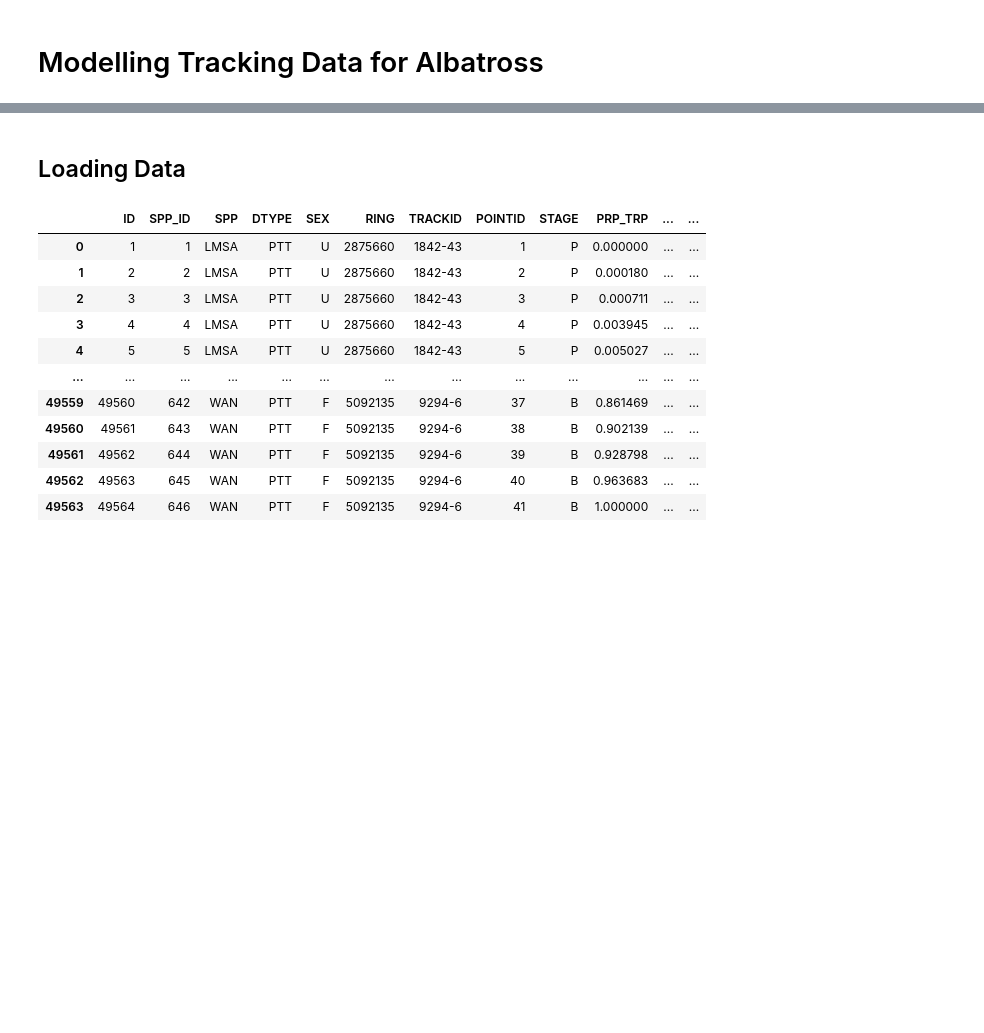
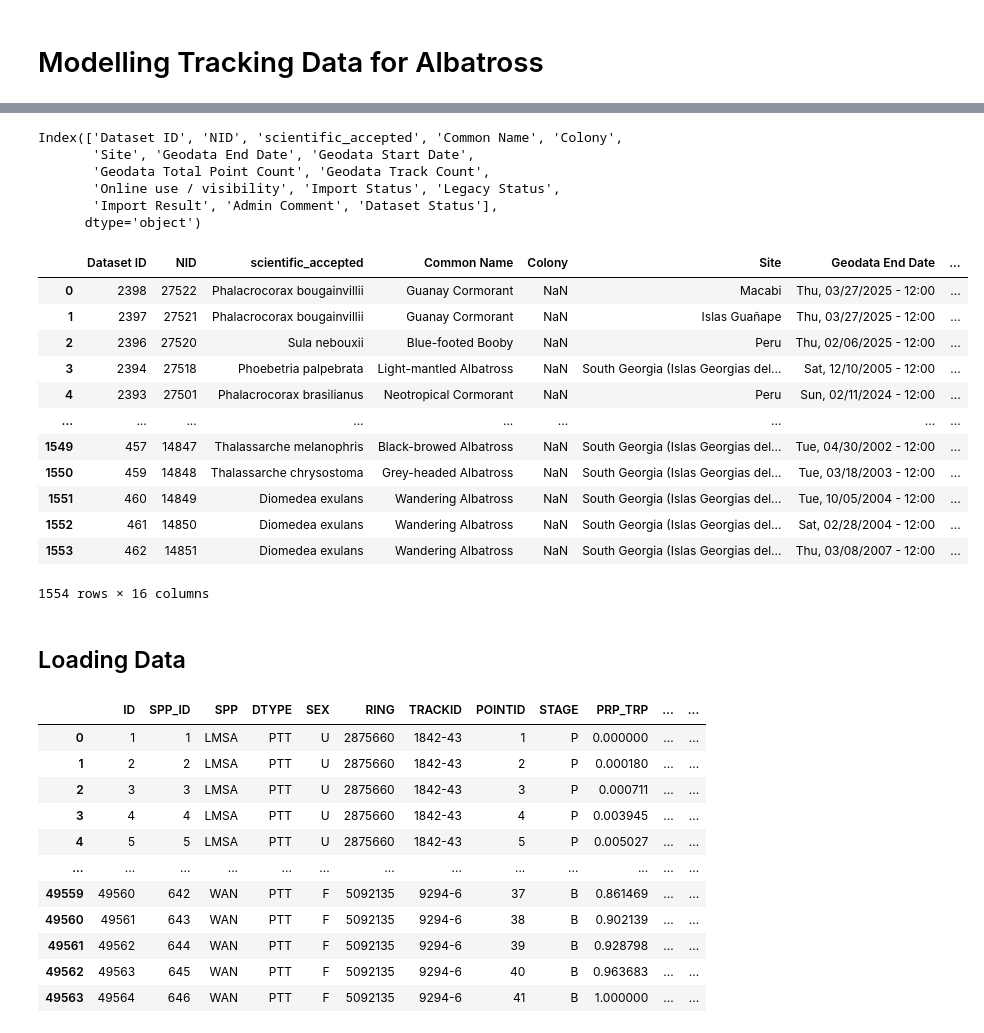
Before and after one commit to FrederikMR/zermelo_tacking, a Jupyter notebook: albatross_data.ipynb, the cells around one changed output, grey strips where cells are left out. Saved outputs shown, nothing was run; the diff lists cells and outputs as text; code cells hidden in the pictures; blank space fills up the shorter version.

```diff
--- a/albatross_data.ipynb
+++ b/albatross_data.ipynb
@@ -61,3 +65,30 @@ bird_idx = list(data_idx.keys())
+# %%
+df = pd.read_csv('../../../../Data/albatross/clay_tracking_data.csv')
+# %%
+df.columns
+# %% [output]
+Index(['Dataset ID', 'NID', 'scientific_accepted', 'Common Name', 'Colony',
+       'Site', 'Geodata End Date', 'Geodata Start Date',
+       'Geodata Total Point Count', 'Geodata Track Count',
+       'Online use / visibility', 'Import Status', 'Legacy Status',
+       'Import Result', 'Admin Comment', 'Dataset Status'],
+      dtype='object')
+# %%
+df
+# %% [output]
+|  | Dataset ID | NID | scientific_accepted | Common Name | Colony | Site | Geodata End Date | ... |
+| 0 | 2398 | 27522 | Phalacrocorax bougainvillii | Guanay Cormorant | NaN | Macabi | Thu, 03/27/2025 - 12:00 | ... |
+| 1 | 2397 | 27521 | Phalacrocorax bougainvillii | Guanay Cormorant | NaN | Islas Guañape | Thu, 03/27/2025 - 12:00 | ... |
+| 2 | 2396 | 27520 | Sula nebouxii | Blue-footed Booby | NaN | Peru | Thu, 02/06/2025 - 12:00 | ... |
+| 3 | 2394 | 27518 | Phoebetria palpebrata | Light-mantled Albatross | NaN | South Georgia (Islas Georgias del... | Sat, 12/10/2005 - 12:00 | ... |
+| 4 | 2393 | 27501 | Phalacrocorax brasilianus | Neotropical Cormorant | NaN | Peru | Sun, 02/11/2024 - 12:00 | ... |
+| ... | ... | ... | ... | ... | ... | ... | ... | ... |
+| 1549 | 457 | 14847 | Thalassarche melanophris | Black-browed Albatross | NaN | South Georgia (Islas Georgias del... | Tue, 04/30/2002 - 12:00 | ... |
+| 1550 | 459 | 14848 | Thalassarche chrysostoma | Grey-headed Albatross | NaN | South Georgia (Islas Georgias del... | Tue, 03/18/2003 - 12:00 | ... |
+| 1551 | 460 | 14849 | Diomedea exulans | Wandering Albatross | NaN | South Georgia (Islas Georgias del... | Tue, 10/05/2004 - 12:00 | ... |
+| 1552 | 461 | 14850 | Diomedea exulans | Wandering Albatross | NaN | South Georgia (Islas Georgias del... | Sat, 02/28/2004 - 12:00 | ... |
+| 1553 | 462 | 14851 | Diomedea exulans | Wandering Albatross | NaN | South Georgia (Islas Georgias del... | Thu, 03/08/2007 - 12:00 | ... |
+1554 rows × 16 columns
 # %% [markdown]
 ## Loading Data
 # %%
```
Also changed, not shown: parts of 22 cells of this notebook, 1 other file.
